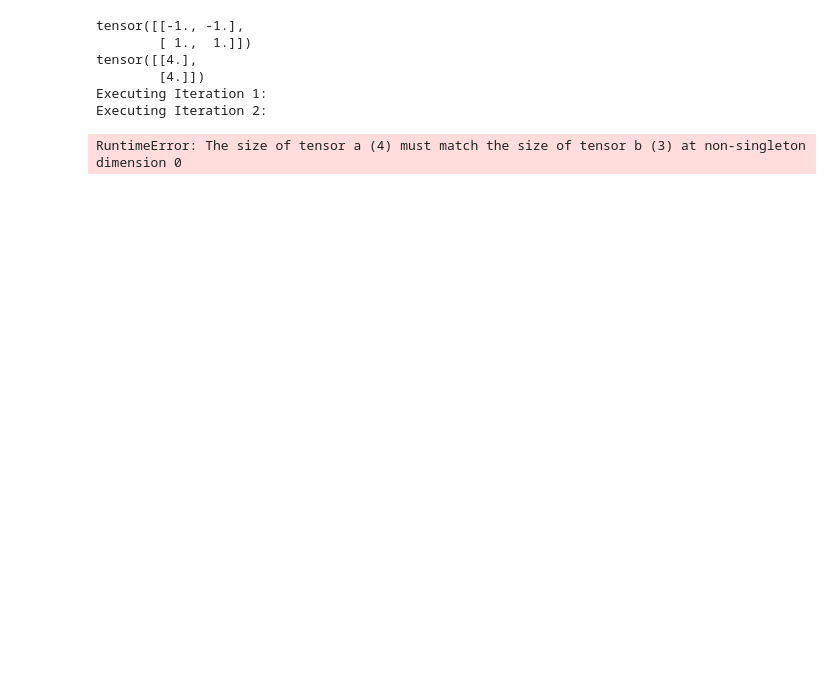
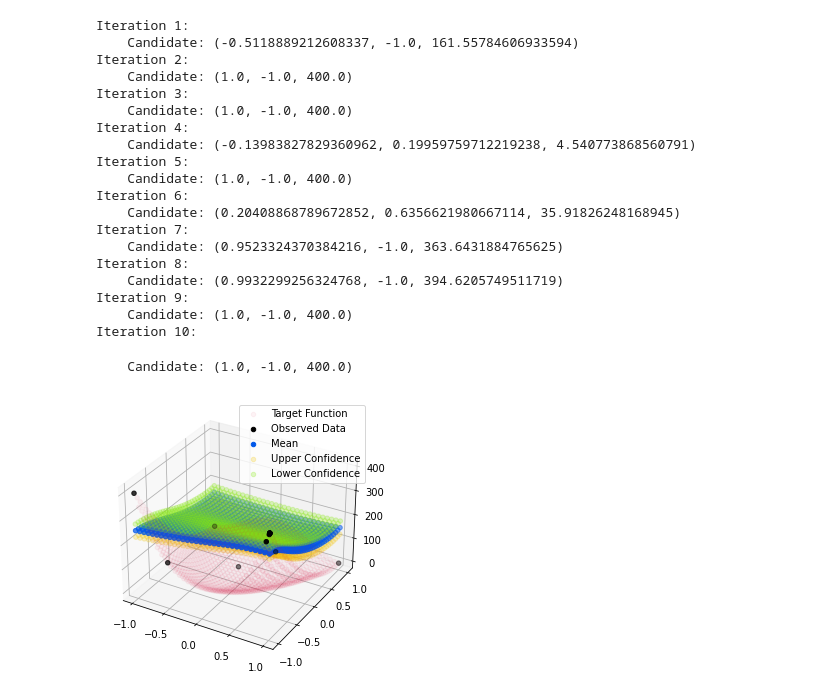
Before and after one commit to OkayJerry/bo-gui, a Jupyter notebook: scripts/3d.ipynb, the cells around one changed output. Drawn from its saved outputs; the diff is of its cells as text; code cells hidden in the pictures; blank space fills up the shorter version.

Commit message:
as scatter plot

```diff
--- a/scripts/3d.ipynb
+++ b/scripts/3d.ipynb
@@ -10,8 +10,3 @@ from botorch.models import SingleTaskGP
 from botorch.optim import optimize_acqf
 from botorch.utils import standardize
 from gpytorch.mlls import ExactMarginalLogLikelihood
-# %%
-def calculate_target_function(train_X, dtype=torch.float32, device=torch.device("cuda" if torch.cuda.is_available() else "cpu")):
-    target_fn = torch.from_numpy(rosen(train_X)[..., None])
-    target_fn = target_fn.to(dtype=dtype, device=device)
-    return target_fn
@@ -27,11 +51,11 @@ def BO_procedure(train_X, train_Y, bounds):
         UCB, bounds=bounds, q=1, num_restarts=5, raw_samples=20, dtype=torch.float32
     )
 
-    candidate_y = calculate_target_function(candidate)
-    # print(f'    Candidate: ({candidate[0][0].numpy()}, {candidate_y[0][0].numpy()})')
+    candidate_z = calculate_target_function(candidate)
+    print(f'    Candidate: ({candidate[0][0].numpy()}, {candidate[0][1].numpy()}, {candidate_z[0][0].numpy()})')
 
     new_X = torch.cat([train_X, candidate])
-    new_Y = torch.cat([train_Y, candidate_y])
+    new_Y = torch.cat([train_Y, candidate_z])
 
     return gp, new_X, new_Y
 # %%
@@ -71,26 +99,39 @@ def plot(model, train_X, train_Y, bounds):
 # %%
 # use a GPU if available
 DEVICE = torch.device("cuda" if torch.cuda.is_available() else "cpu")
 DTYPE = dtype=torch.float32
+NUM_ITERATIONS = 10
+BOUNDS = torch.tensor([[-1.0, -1.0], [1.0, 1.0]])
 
-NUM_ITERATIONS = 20
-BOUNDS = torch.tensor([[-1.0, -1.0], [1.0, 1.0]])
 x = torch.linspace(BOUNDS[0][0], BOUNDS[1][0], 2, dtype=DTYPE, device=DEVICE).unsqueeze(1)
 y = torch.linspace(BOUNDS[0][1], BOUNDS[1][1], 2, dtype=DTYPE, device=DEVICE).unsqueeze(1)
-train_X = torch.cat((x, y), 1)  # 0 for concatenate as row, 1 as column
-train_Y = calculate_target_function(train_X)
-print(train_X)
-print(train_Y)
+train_XY = get_all_points(x, y)
+train_Z = calculate_target_function(train_XY)
+
 for i in range(NUM_ITERATIONS):
-    print(f'Executing Iteration {i + 1}:')
-    model, train_X, train_Y = BO_procedure(train_X, train_Y, BOUNDS)
+    print(f'Iteration {i + 1}:')
+    model, train_XY, train_Z = BO_procedure(train_XY, train_Z, BOUNDS)
 
-# plot(model, train_X, train_Y, BOUNDS)
+plot(model, train_XY, train_Z, BOUNDS)
 # %% [output]
-tensor([[-1., -1.],
-        [ 1.,  1.]])
-tensor([[4.],
-        [4.]])
-Executing Iteration 1:
-Executing Iteration 2:
+Iteration 1:
+    Candidate: (-0.5118889212608337, -1.0, 161.55784606933594)
+Iteration 2:
+    Candidate: (1.0, -1.0, 400.0)
+Iteration 3:
+    Candidate: (1.0, -1.0, 400.0)
+Iteration 4:
+    Candidate: (-0.13983827829360962, 0.19959759712219238, 4.540773868560791)
+Iteration 5:
+    Candidate: (1.0, -1.0, 400.0)
+Iteration 6:
+    Candidate: (0.20408868789672852, 0.6356621980667114, 35.91826248168945)
+Iteration 7:
+    Candidate: (0.9523324370384216, -1.0, 363.6431884765625)
+Iteration 8:
+    Candidate: (0.9932299256324768, -1.0, 394.6205749511719)
+Iteration 9:
+    Candidate: (1.0, -1.0, 400.0)
+Iteration 10:
-RuntimeError: The size of tensor a (4) must match the size of tensor b (3) at non-singleton dimension 0
+    Candidate: (1.0, -1.0, 400.0)
+[figure, added]
```
Also changed, not shown: parts of 2 cells of this notebook.
